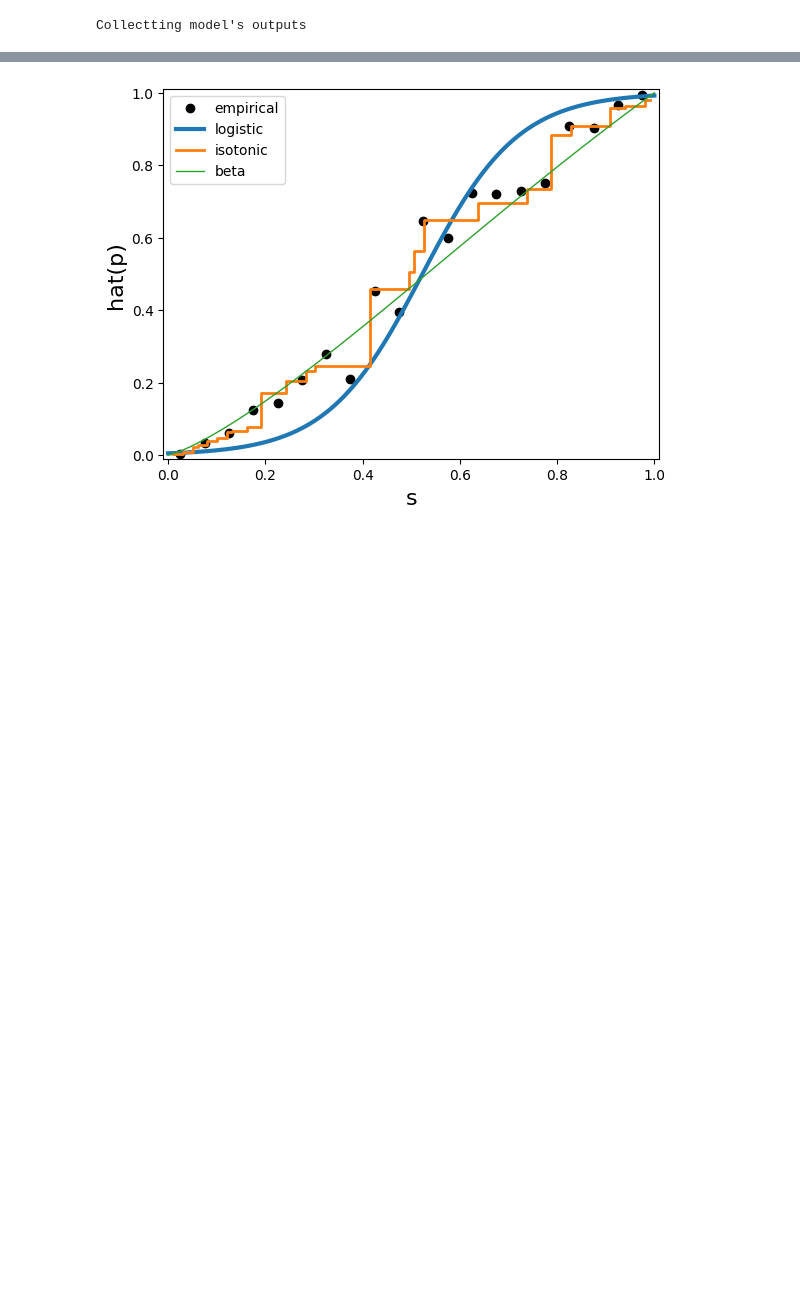
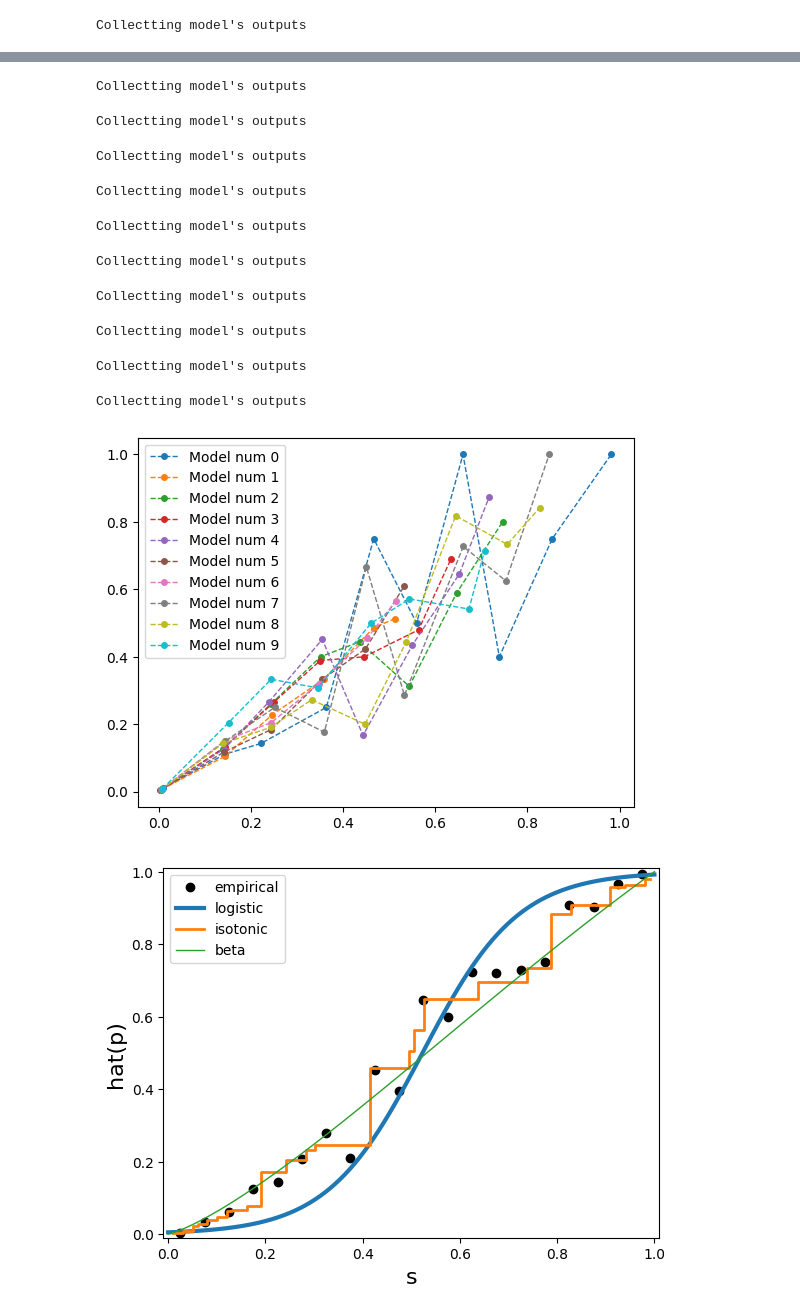
Before and after one commit to stalex2902/uncertainty-aware-cpd, a Jupyter notebook: notebooks/calibration.ipynb, the cells around one changed output, grey strips where cells are left out. Drawn from its saved outputs; the diff is of its cells as text; code cells hidden in the pictures; blank space fills up the shorter version.

```diff
--- a/notebooks/calibration.ipynb
+++ b/notebooks/calibration.ipynb
@@ -1456,3 +1592,51 @@ Collectting model's outputs
+# %%
+for i, model in enumerate(ens_bce.models_list):
+    cpd_model = ens_bce.models_list[i]
+
+    test_out_bank, _, test_labels_bank = collect_model_predictions_on_set(
+        cpd_model,
+        test_dataloader,
+        model_type=model_type,
+        device="cuda",
+        verbose=True,
+    )
+
+    test_out_flat = torch.vstack(test_out_bank).flatten()
+    test_labels_flat = torch.vstack(test_labels_bank).flatten()
+
+    cal_probas = test_out_flat.numpy()
+    y_cal = test_labels_flat.numpy()
+
+    bc = BetaCalibration(parameters="abm")
+    bc.fit(cal_probas.reshape(-1, 1), y_cal)
+
+    preds_cal = bc.predict(cal_probas)
+
+    prob_true, prob_pred = calibration_curve(y_cal, preds_cal, n_bins=10)
+
+    plt.plot(
+        prob_pred,
+        prob_true,
+        linestyle="--",
+        marker="o",
+        markersize=4,
+        linewidth=1,
+        label=f"Model num {i}",
+    )
+plt.legend()
+plt.show()
+# %% [output]
+Collectting model's outputs
+Collectting model's outputs
+Collectting model's outputs
+Collectting model's outputs
+Collectting model's outputs
+Collectting model's outputs
+Collectting model's outputs
+Collectting model's outputs
+Collectting model's outputs
+Collectting model's outputs
+[figure, added]
 # %%
 import matplotlib.pyplot as plt
 import numpy as np
```
Also changed, not shown: parts of 15 cells of this notebook, 2 other files.
